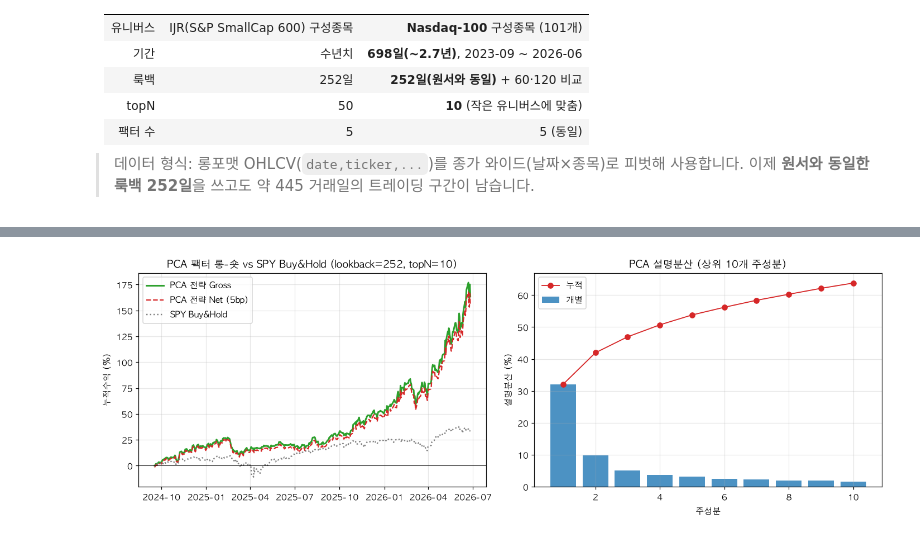
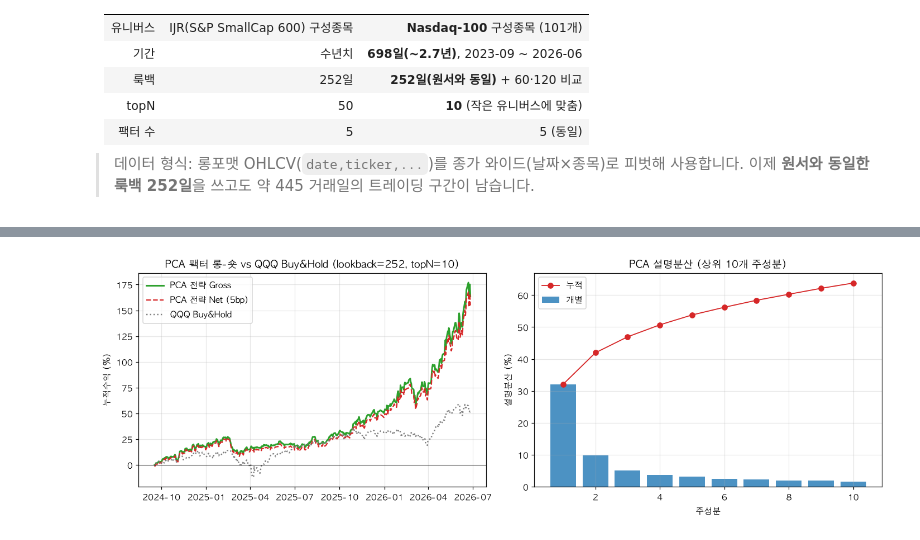
Before and after one commit to restful3/ml4t, a Jupyter notebook: source/Chan E. Quantitative Trading...Build...Trading Business 2ed 2021/chapter_7_special_topics_in_quantitative_trading/chapter7_Wonmi_real_research.ipynb, the cells around one changed output, grey strips where cells are left out. Cells and saved outputs as stored; diff of their text form; code cells hidden in the pictures.

```diff
--- a/source/Chan E. Quantitative Trading...Build...Trading Business 2ed 2021/chapter_7_special_topics_in_quantitative_trading/chapter7_Wonmi_real_research.ipynb
+++ b/source/Chan E. Quantitative Trading...Build...Trading Business 2ed 2021/chapter_7_special_topics_in_quantitative_trading/chapter7_Wonmi_real_research.ipynb
@@ -507,10 +507,10 @@ _long = pd.read_csv("nasdaq100_daily_ohlcv_2023-09-14.csv", parse_dates=["date"]
 nd = _long.pivot(index="date", columns="ticker", values="close").sort_index().ffill()
 ndret = nd.pct_change()
 con = pd.read_csv("nasdaq100_constituents.csv").set_index("ticker")
-spy = pd.read_csv("spy_close_2023-09-14.csv", parse_dates=[0], index_col=0)["SPY"].reindex(nd.index).ffill()
-spy_full = spy.iloc[-1] / spy.iloc[0] - 1
+qqq = pd.read_csv("qqq_close_2023-09-14.csv", parse_dates=[0], index_col=0)["QQQ"].reindex(nd.index).ffill()
+qqq_full = qqq.iloc[-1] / qqq.iloc[0] - 1
 print(f"유니버스: {nd.shape[1]}개 종목 x {nd.shape[0]}일  ({nd.index[0].date()} ~ {nd.index[-1].date()})")
-print(f"벤치마크 SPY Buy&Hold (전체기간): {spy_full*100:+.2f}%")
+print(f"벤치마크 QQQ Buy&Hold (전체기간): {qqq_full*100:+.2f}%")
 
 numFactors = 5; topN = 10; COST_PCA = 0.0005      # 편도 5bp
 retv = ndret.values
@@ -541,32 +541,5 @@ def pca_strategy(lookback):
                     sharpe_ex=(ann - RF_ANNUAL) / vol if vol else 0,   # 초과수익 Sharpe
                     maxdd=dd.min(), eq=eq, days=len(r))
     return st(gross), st(net), np.nanmean(turn)
-
-print(f"\n팩터 수={numFactors}, topN={topN}(롱{topN}/숏{topN}), 비용=편도 5bp, 무위험금리={RF_ANNUAL*100:.1f}%\n")
-print(f"{'lookback':>8} {'days':>5} {'회전율':>7} | {'GROSS연%':>9} {'Sharpe':>7} {'maxDD':>7} | "
-      f"{'NET연%':>8} {'Sh(raw)':>8} {'Sh(초과)':>8}")
-res = {}
-for lb in [60, 120, 252]:
-    g, nt, to = pca_strategy(lb); res[lb] = (g, nt, to)
-    print(f"{lb:>8} {g['days']:>5} {to:>7.2f} | {g['ann']*100:>8.1f}% {g['sharpe']:>7.2f} {g['maxdd']*100:>6.1f}% | "
-          f"{nt['ann']*100:>7.1f}% {nt['sharpe']:>8.2f} {nt['sharpe_ex']:>8.2f}")
-
-# 벤치마크 비교: 같은 평가구간 누적수익 (전략 NET vs SPY Buy&Hold)
-print(f"\n[벤치마크] 같은 구간 누적수익 (PCA 전략 NET vs SPY Buy&Hold):")
-for lb in [60, 120, 252]:
-    win = nd.index[lb + 1:]
-    spy_bh = spy.loc[win[-1]] / spy.loc[win[0]] - 1
-    net_cum = res[lb][1]["eq"].iloc[-1] - 1
-    print(f"  lookback={lb:>3} ({len(win)}일): 전략 {net_cum*100:>+7.1f}%   vs   SPY {spy_bh*100:>+6.1f}%")
-print(f"  (참고) SPY 전체기간: {spy_full*100:+.1f}%")
-
-# 전체표본 PCA 설명력 (전략과 동일한 raw 수익률 기준)
-pca_full = PCA().fit(ndret.dropna().values)
-ev = pca_full.explained_variance_ratio_
-print(f"\n전체표본 PCA 설명분산: PC1={ev[0]*100:.1f}%  PC2={ev[1]*100:.1f}%  PC3={ev[2]*100:.1f}%  누적5={ev[:5].sum()*100:.1f}%")
-load1 = pd.Series(pca_full.components_[0], index=ndret.columns)
-print("PC1 |로딩| 상위 5종목(섹터):")
-for tk in load1.abs().sort_values(ascending=False).head(5).index:
-    print(f"   {tk:<6} {load1[tk]:+.3f}  {con.loc[tk, 'ICB Industry[15]'] if tk in con.index else '?'}")
 # %% [output]
 유니버스: 101개 종목 x 698일  (2023-09-14 ~ 2026-06-26)
@@ -589,26 +681,26 @@ lookback  days     회전율 |   GROSS연%  Sharpe   maxDD |    NET연%  Sh(raw)
 # %%
 # ============================================================================
-# 분석 3-B: 자본곡선(lookback=252, Gross/Net vs SPY) + PCA 스크리
+# 분석 3-B: 자본곡선(lookback=252, Gross/Net vs QQQ) + PCA 스크리
 # ============================================================================
 fig, ax = plt.subplots(1, 2, figsize=(13, 4.5))
 gH, nH, _ = res[252]
 winH = gH["eq"].index
-spy_bhH = (spy.loc[winH] / spy.loc[winH[0]] - 1) * 100
+qqq_bhH = (qqq.loc[winH] / qqq.loc[winH[0]] - 1) * 100
 ax[0].plot(gH["eq"].index, (gH["eq"] - 1) * 100, color="C2", lw=1.9, label="PCA 전략 Gross")
 ax[0].plot(nH["eq"].index, (nH["eq"] - 1) * 100, color="C3", lw=1.5, ls="--", label="PCA 전략 Net (5bp)")
-ax[0].plot(winH, spy_bhH.values, color="C7", lw=1.6, ls=":", label="SPY Buy&Hold")
+ax[0].plot(winH, qqq_bhH.values, color="C7", lw=1.6, ls=":", label="QQQ Buy&Hold")
 ax[0].axhline(0, color="k", lw=0.6)
-ax[0].set_title("PCA 팩터 롱-숏 vs SPY Buy&Hold (lookback=252, topN=10)")
+ax[0].set_title("PCA 팩터 롱-숏 vs QQQ Buy&Hold (lookback=252, topN=10)")
 ax[0].set_ylabel("누적수익 (%)"); ax[0].legend(); ax[0].grid(alpha=0.3)
 
 ev = pca_full.explained_variance_ratio_[:10]
 ax[1].bar(range(1, 11), ev * 100, color="C0", alpha=0.8, label="개별")
 ax[1].plot(range(1, 11), np.cumsum(ev) * 100, color="C3", marker="o", lw=1.2, label="누적")
 ax[1].set_title("PCA 설명분산 (상위 10개 주성분)")
 ax[1].set_xlabel("주성분"); ax[1].set_ylabel("설명분산 (%)"); ax[1].legend(); ax[1].grid(alpha=0.3)
 plt.tight_layout(); plt.savefig("fig_analysis3_pca.png", dpi=120, bbox_inches="tight"); plt.show()
 # %% [output]
-[figure, old version]
+[figure, new version]
 # %% [markdown]
 ### 결과 해석 (PCA 팩터 모델)
 
```
Also changed, not shown: parts of 5 cells of this notebook.
